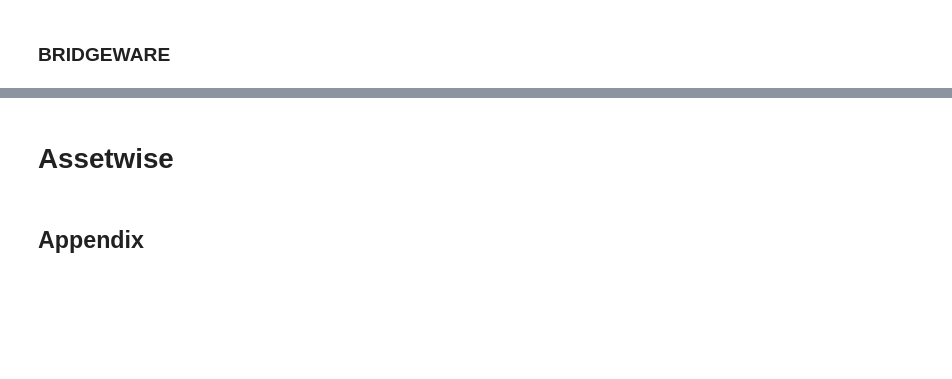
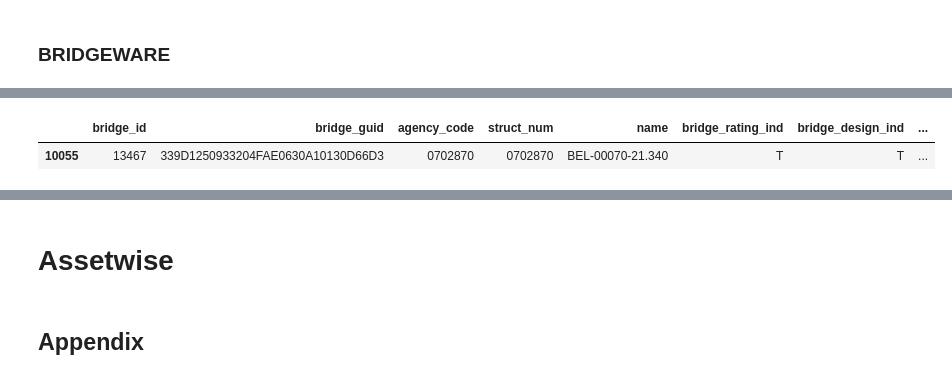
Before and after one commit to drparks71w/CivilPy, a Jupyter notebook: Notebooks/Bridge Queries.ipynb, the cells around one changed output, grey strips where cells are left out. Cells and saved outputs as stored; diff of their text form; code cells hidden in the pictures; blank space fills up the shorter version.

```diff
--- a/Notebooks/Bridge Queries.ipynb
+++ b/Notebooks/Bridge Queries.ipynb
@@ -325,0 +454,17 @@ print(df.shape)
+# %%
+# Create a mapping dictionary from df
+param_lookup = df.set_index('parameter_id')['shortdesc'].to_dict()
+
+# Apply the mapping to create a new column in sfns
+sfns['district_param_id'] = sfns['district_param_id'].dropna().astype(int).map(param_lookup)
+sfns['county_param_id'] = sfns['county_param_id'].dropna().astype(int).map(param_lookup)
+sfns['funcclass_param_id'] = sfns['funcclass_param_id'].dropna().astype(int).map(param_lookup)
+sfns['nhs_ind_param_id'] = sfns['nhs_ind_param_id'].dropna().astype(int).map(param_lookup)
+sfns['adminarea_param_id'] = sfns['adminarea_param_id'].dropna().astype(int).map(param_lookup)
+sfns['maintainer_param_id'] = sfns['maintainer_param_id'].dropna().astype(int).map(param_lookup)
+sfns['owner_param_id'] = sfns['owner_param_id'].dropna().astype(int).map(param_lookup)
+# %%
+sfns[sfns['agency_code'] == '0702870']
+# %% [output]
+|  | bridge_id | bridge_guid | agency_code | struct_num | name | bridge_rating_ind | bridge_design_ind | ... |
+| 10055 | 13467 | 339D1250933204FAE0630A10130D66D3 | 0702870 | 0702870 | BEL-00070-21.340 | T | T | ... |
```
Also changed, not shown: parts of 33 cells of this notebook, 4 other files.
